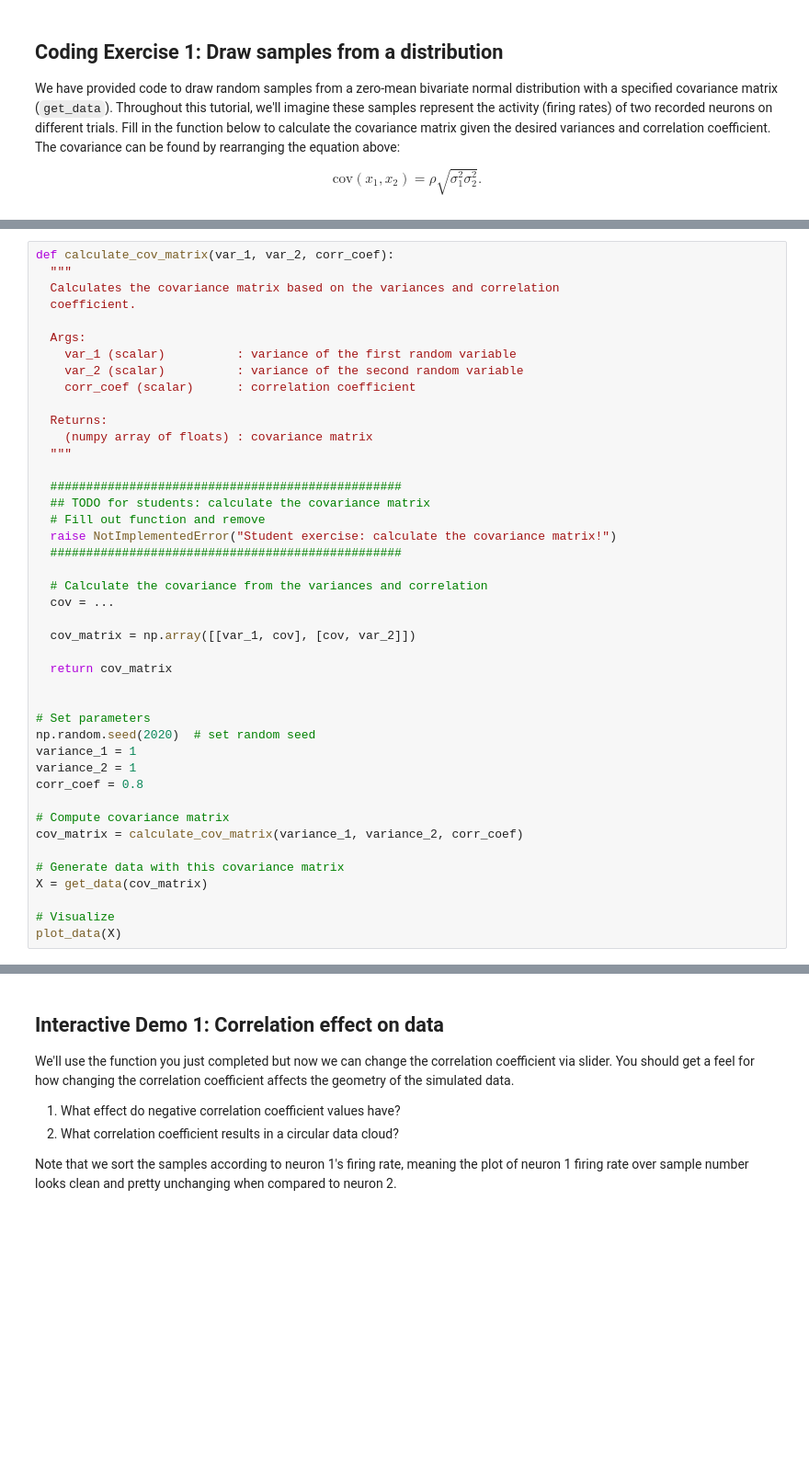
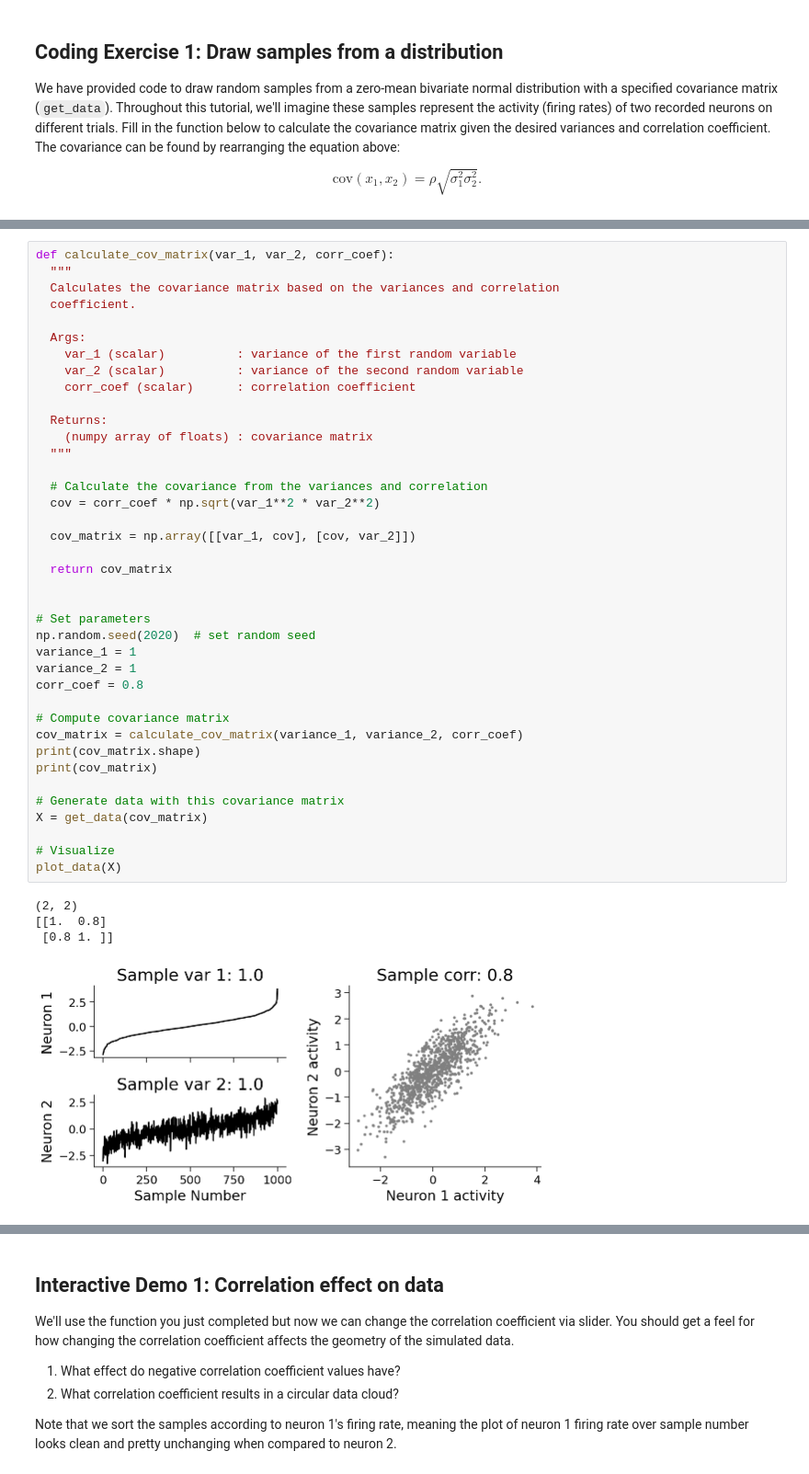
Before and after one commit to chrskjoe/NMA2022, a Jupyter notebook: tutorials/W1D4_DimensionalityReduction/W1D4_Tutorial1.ipynb, the cells around one changed output, grey strips where cells are left out. Shown at 92% size. Saved outputs shown, nothing was run; the diff lists cells and outputs as text; blank space fills up the shorter version.

```diff
--- a/tutorials/W1D4_DimensionalityReduction/W1D4_Tutorial1.ipynb
+++ b/tutorials/W1D4_DimensionalityReduction/W1D4_Tutorial1.ipynb
@@ -280,40 +301,41 @@ def calculate_cov_matrix(var_1, var_2, corr_coef):
   Args:
     var_1 (scalar)          : variance of the first random variable
     var_2 (scalar)          : variance of the second random variable
     corr_coef (scalar)      : correlation coefficient
 
   Returns:
     (numpy array of floats) : covariance matrix
   """
 
-  #################################################
-  ## TODO for students: calculate the covariance matrix
-  # Fill out function and remove
-  raise NotImplementedError("Student exercise: calculate the covariance matrix!")
-  #################################################
-
   # Calculate the covariance from the variances and correlation
-  cov = ...
+  cov = corr_coef * np.sqrt(var_1**2 * var_2**2)
 
   cov_matrix = np.array([[var_1, cov], [cov, var_2]])
 
   return cov_matrix
 
 
 # Set parameters
 np.random.seed(2020)  # set random seed
 variance_1 = 1
 variance_2 = 1
 corr_coef = 0.8
 
 # Compute covariance matrix
 cov_matrix = calculate_cov_matrix(variance_1, variance_2, corr_coef)
+print(cov_matrix.shape)
+print(cov_matrix)
 
 # Generate data with this covariance matrix
 X = get_data(cov_matrix)
 
 # Visualize
 plot_data(X)
+# %% [output]
+(2, 2)
+[[1.  0.8]
+ [0.8 1. ]]
+[figure, added]
 # %% [markdown]
 [*Click for solution*](https://github.com/NeuromatchAcademy/course-content/tree/main//tutorials/W1D4_DimensionalityReduction/solutions/W1D4_Tutorial1_Solution_85104841.py)
 
```
Also changed, not shown: parts of 5 cells of this notebook.
